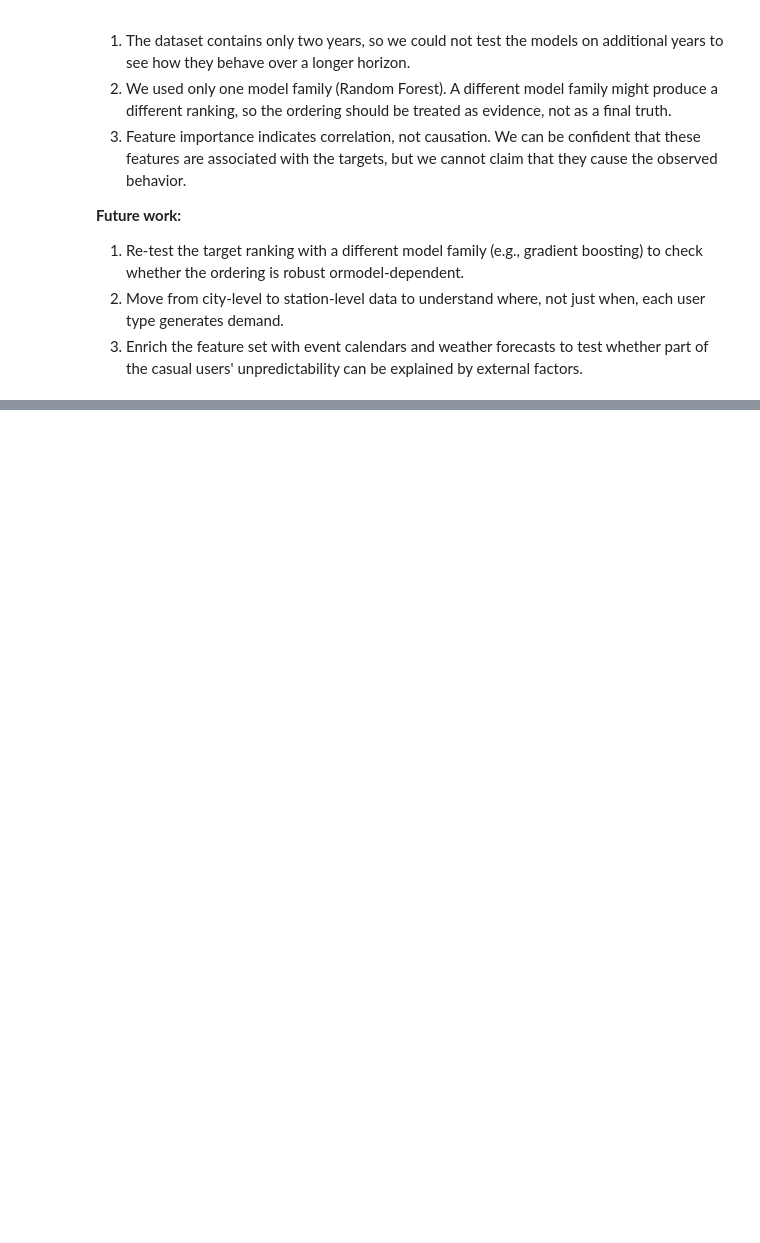
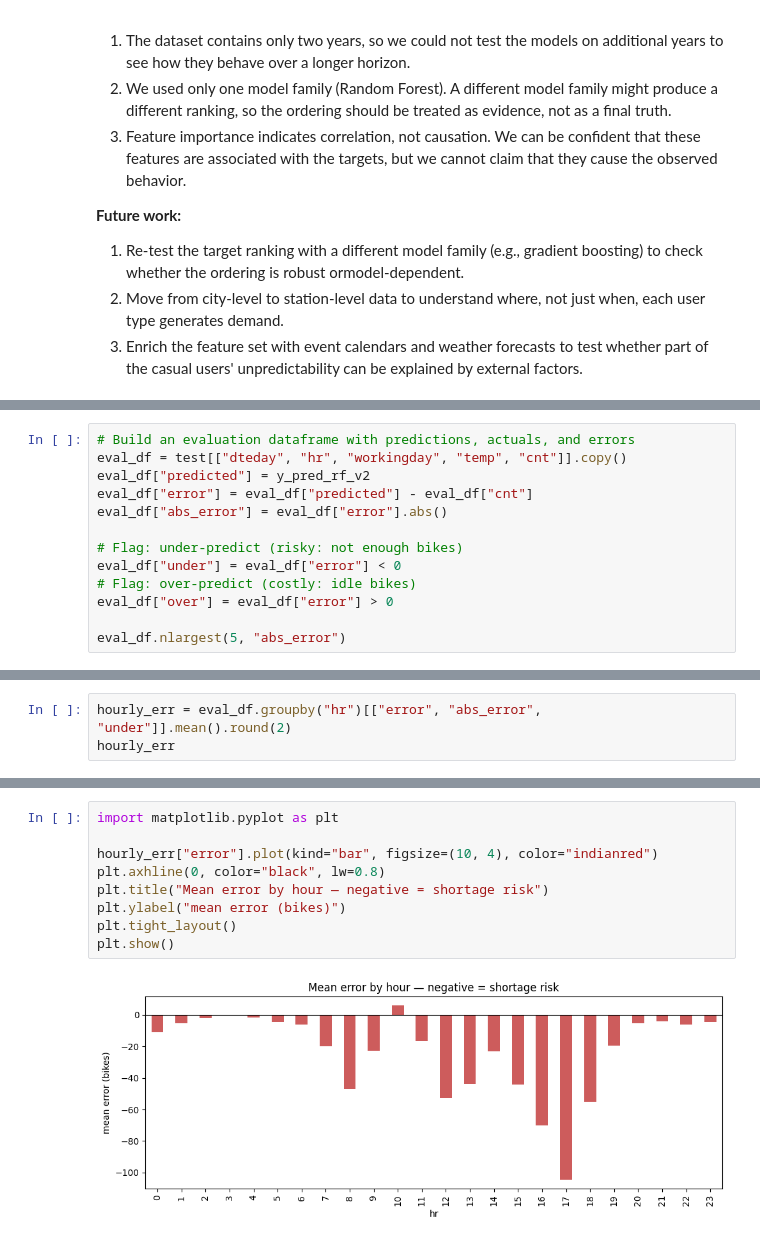
Before and after one commit to abvare1/bike-sharing-demand-analysis, a Jupyter notebook: bike_sharing_project.ipynb, the cells around one changed output, grey strips where cells are left out. Cells and saved outputs as stored; diff of their text form; blank space fills up the shorter version.

```diff
--- a/bike_sharing_project.ipynb
+++ b/bike_sharing_project.ipynb
@@ -1084,0 +1108,13 @@ by weather and discretionary decisions (casual) are noisier and harder.
+# %%
+# Build an evaluation dataframe with predictions, actuals, and errors
+eval_df = test[["dteday", "hr", "workingday", "temp", "cnt"]].copy()
+eval_df["predicted"] = y_pred_rf_v2
+eval_df["error"] = eval_df["predicted"] - eval_df["cnt"]
+eval_df["abs_error"] = eval_df["error"].abs()
+
+# Flag: under-predict (risky: not enough bikes)
+eval_df["under"] = eval_df["error"] < 0
+# Flag: over-predict (costly: idle bikes)
+eval_df["over"] = eval_df["error"] > 0
+
+eval_df.nlargest(5, "abs_error")
@@ -1084,0 +1128,3 @@ by weather and discretionary decisions (casual) are noisier and harder.
+# %%
+hourly_err = eval_df.groupby("hr")[["error", "abs_error", "under"]].mean().round(2)
+hourly_err
@@ -1084,0 +1150,11 @@ by weather and discretionary decisions (casual) are noisier and harder.
+# %%
+import matplotlib.pyplot as plt
+
+hourly_err["error"].plot(kind="bar", figsize=(10, 4), color="indianred")
+plt.axhline(0, color="black", lw=0.8)
+plt.title("Mean error by hour — negative = shortage risk")
+plt.ylabel("mean error (bikes)")
+plt.tight_layout()
+plt.show()
+# %% [output]
+[figure, added]
```
Also changed, not shown: parts of 6 cells of this notebook.
